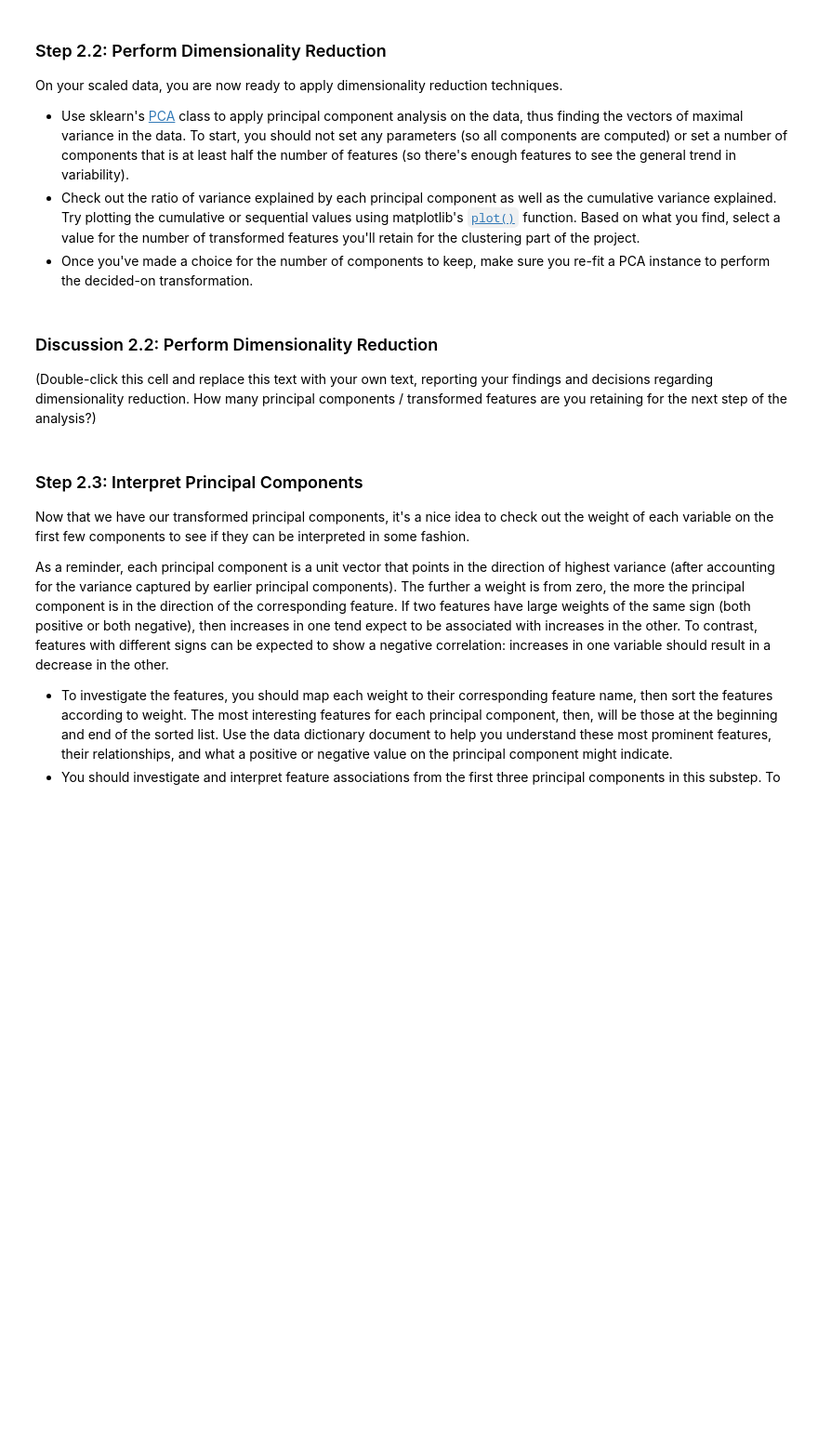
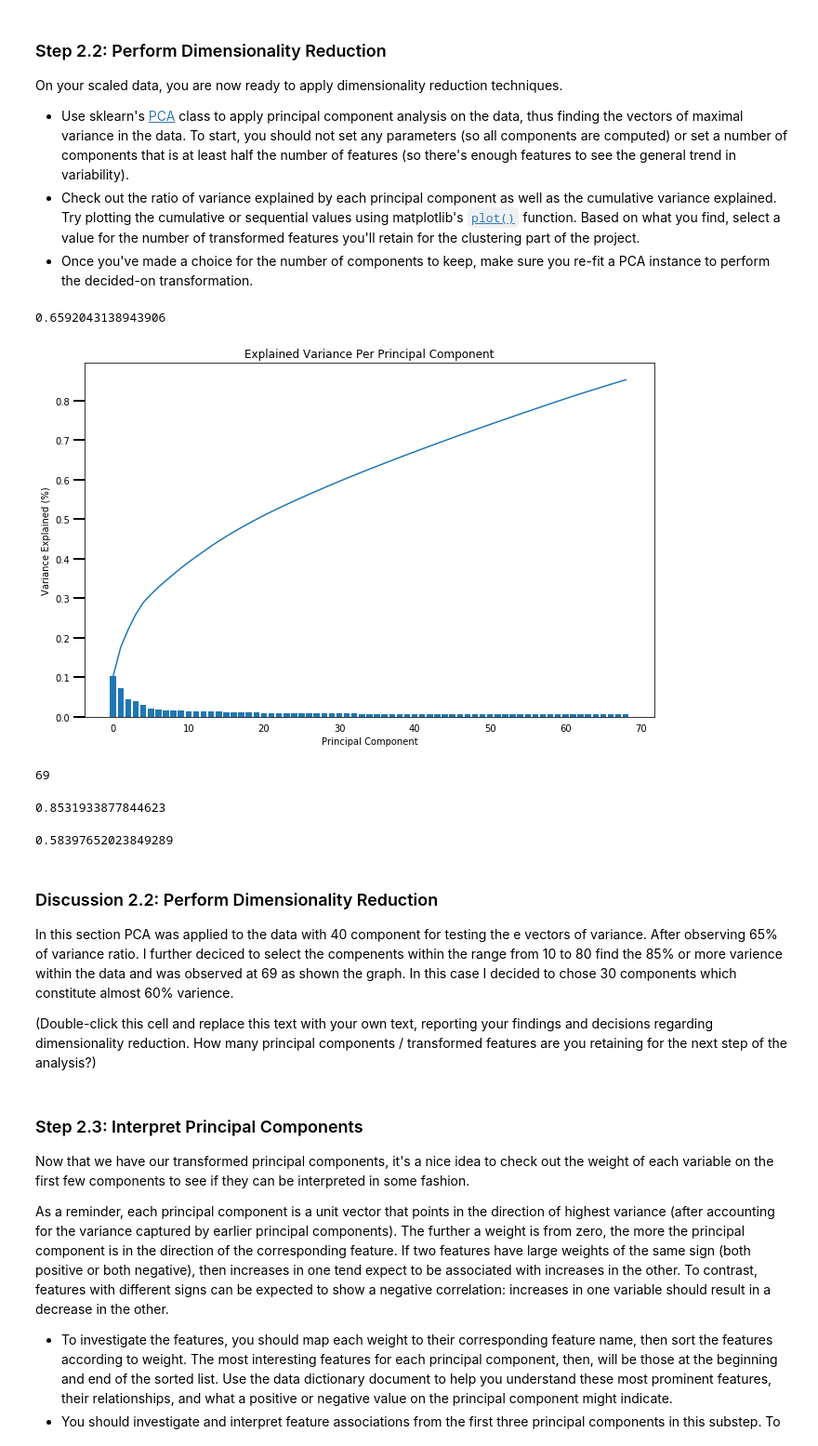
Before and after one commit to IshfaqMalik/Identify_Customer_Segmentation, a Jupyter notebook: Identify_Customer_Segments.ipynb, the cells around one changed output. Shown at 93% size. Saved outputs shown, nothing was run; the diff lists cells and outputs as text; code cells hidden in the pictures; blank space fills up the shorter version.

```diff
--- a/Identify_Customer_Segments.ipynb
+++ b/Identify_Customer_Segments.ipynb
@@ -1194,0 +1202,2 @@ Before we apply dimensionality reduction techniques to the data, we need to perf
+# %%
+azdias_scaled= pd.DataFrame(azdias_scaled, columns= azdias_clean.columns)
@@ -1209,4 +1235,60 @@ On your scaled data, you are now ready to apply dimensionality reduction techniq
+# %%
+#TESTING PCA
+pca, x_pca = do_pca(40, azdias_scaled)
+# %%
+pca.explained_variance_ratio_.sum()
+# %% [output]
+0.6592043138943906
+# %%
+for comp in range(10,80):
+    pca, x_pca = do_pca(comp, azdias_scaled)
+    if pca.explained_variance_ratio_.sum() >= 0.85:
+        break
+# %%
+#code curtesy Udacity classes
+def scree_plot(pca):
+    '''
+    Creates a scree plot associated with the principal components
+
+    INPUT: pca - the result of instantian of PCA in scikit learn
+
+    OUTPUT:
+            None
+    '''
+
+    num_components = len(pca.explained_variance_ratio_)
+    ind = np.arange(num_components)
+    vals = pca.explained_variance_ratio_
+
+    plt.figure(figsize=(11, 7))
+    ax = plt.subplot(111)
+    cumvals = np.cumsum(vals)
+    ax.bar(ind, vals)
+
+    ax.plot(ind, cumvals)
+
+    #for i in range(num_components):
+        #ax.annotate(r"%s%%" % ((str(vals[i]*100)[:4])), (ind[i]+0.2, vals[i]), va="bottom", ha="center", fontsize=12)
+
+    ax.xaxis.set_tick_params(width=0)
+    ax.yaxis.set_tick_params(width=2, length=12)
+
+    ax.set_xlabel("Principal Component")
+    ax.set_ylabel("Variance Explained (%)")
+
+    plt.title('Explained Variance Per Principal Component')
 # %%
 # Investigate the variance accounted for by each principal component.
+
+scree_plot(pca)
+# %% [output]
+[figure, added]
 # %%
 # Re-apply PCA to the data while selecting for number of components to retain.
+print(pca.n_components)
+# %% [output]
+69
+# %%
+pca.explained_variance_ratio_.sum()
+# %% [output]
+0.8531933877844623
@@ -1213,6 +1297,12 @@ On your scaled data, you are now ready to apply dimensionality reduction techniq
+# %%
+pca.explained_variance_ratio_.sum()
+# %% [output]
+0.58397652023849289
 # %% [markdown]
 ### Discussion 2.2: Perform Dimensionality Reduction
 
+In this section PCA was applied to the data with 40 component for testing the e vectors of variance. After observing 65% of variance ratio. I further deciced to select the compenents within the range from 10 to 80 find the 85% or more varience within the data and was observed at 69 as shown the graph. In this case I decided to chose 30 components which constitute almost 60% varience.
+
 (Double-click this cell and replace this text with your own text, reporting your findings and decisions regarding dimensionality reduction. How many principal components / transformed features are you retaining for the next step of the analysis?)
 # %% [markdown]
 ### Step 2.3: Interpret Principal Components
```
Also changed, not shown: parts of 76 cells of this notebook.
